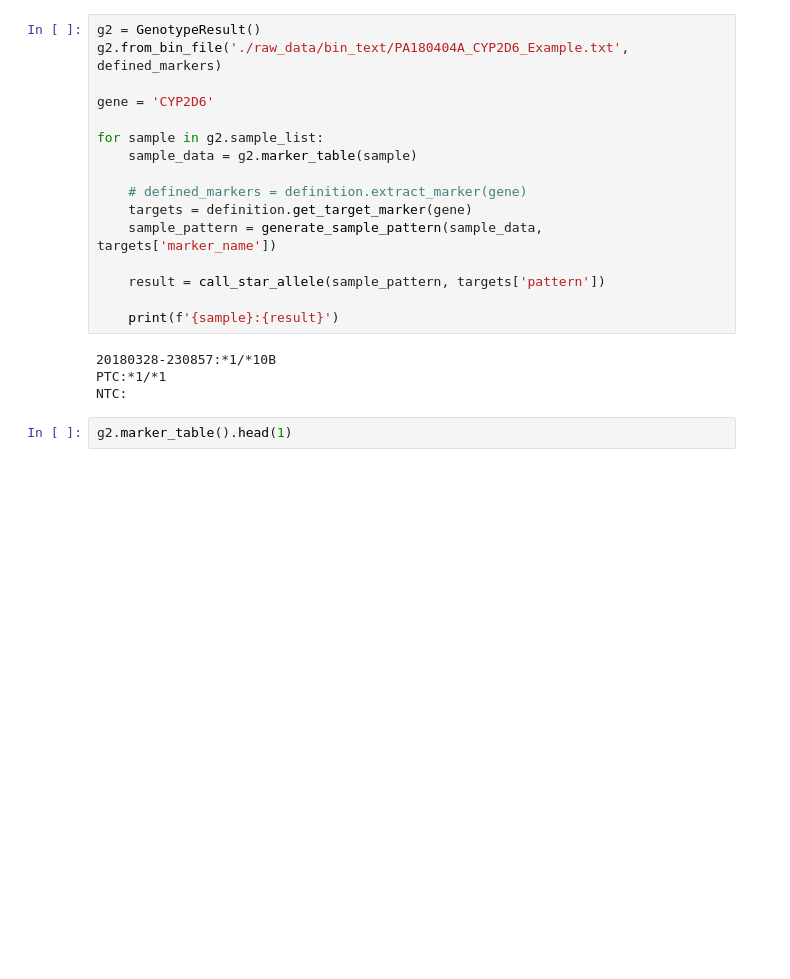
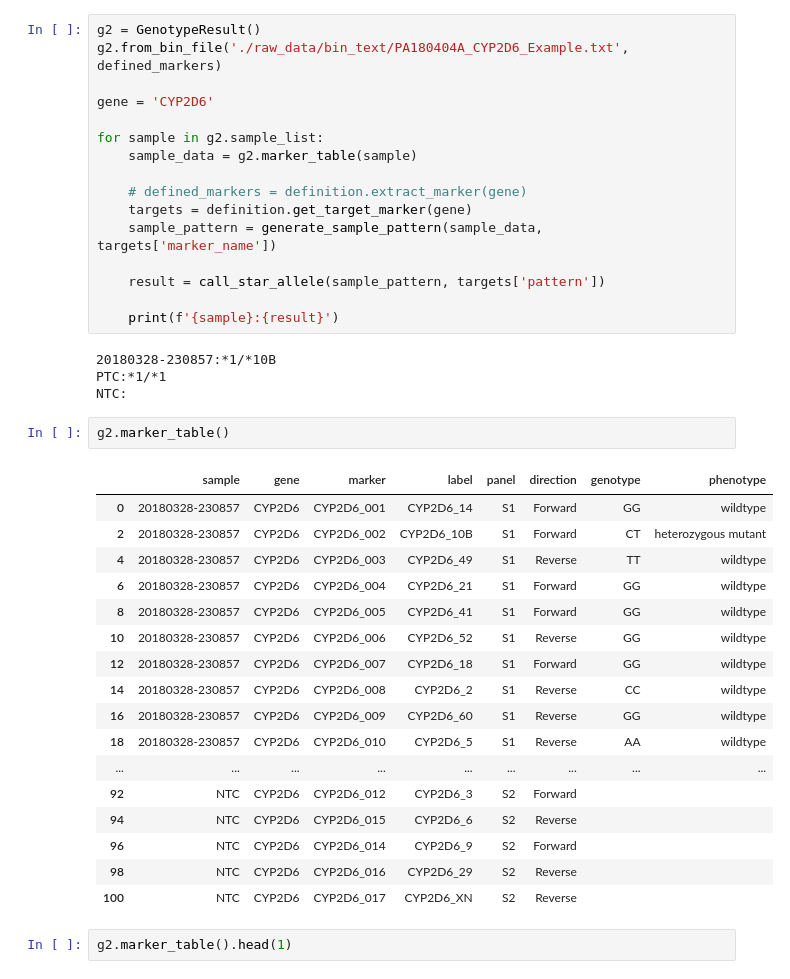
Before and after one commit to lamnvcnsh/snapshot_genotyping, a Jupyter notebook: star_allele_calling.ipynb, the cells around one changed output. Cells and saved outputs as stored; diff of their text form; blank space fills up the shorter version.

Commit message:
update process phenotype form bin text file

```diff
--- a/star_allele_calling.ipynb
+++ b/star_allele_calling.ipynb
@@ -1041,6 +1083,26 @@ for sample in g2.sample_list:
 20180328-230857:*1/*10B
 PTC:*1/*1
 NTC:
+# %%
+g2.marker_table()
+# %% [output]
+|  | sample | gene | marker | label | panel | direction | genotype | phenotype |
+| 0 | 20180328-230857 | CYP2D6 | CYP2D6_001 | CYP2D6_14 | S1 | Forward | GG | wildtype |
+| 2 | 20180328-230857 | CYP2D6 | CYP2D6_002 | CYP2D6_10B | S1 | Forward | CT | heterozygous mutant |
+| 4 | 20180328-230857 | CYP2D6 | CYP2D6_003 | CYP2D6_49 | S1 | Reverse | TT | wildtype |
+| 6 | 20180328-230857 | CYP2D6 | CYP2D6_004 | CYP2D6_21 | S1 | Forward | GG | wildtype |
+| 8 | 20180328-230857 | CYP2D6 | CYP2D6_005 | CYP2D6_41 | S1 | Forward | GG | wildtype |
+| 10 | 20180328-230857 | CYP2D6 | CYP2D6_006 | CYP2D6_52 | S1 | Reverse | GG | wildtype |
+| 12 | 20180328-230857 | CYP2D6 | CYP2D6_007 | CYP2D6_18 | S1 | Forward | GG | wildtype |
+| 14 | 20180328-230857 | CYP2D6 | CYP2D6_008 | CYP2D6_2 | S1 | Reverse | CC | wildtype |
+| 16 | 20180328-230857 | CYP2D6 | CYP2D6_009 | CYP2D6_60 | S1 | Reverse | GG | wildtype |
+| 18 | 20180328-230857 | CYP2D6 | CYP2D6_010 | CYP2D6_5 | S1 | Reverse | AA | wildtype |
+| ... | ... | ... | ... | ... | ... | ... | ... | ... |
+| 92 | NTC | CYP2D6 | CYP2D6_012 | CYP2D6_3 | S2 | Forward |  |  |
+| 94 | NTC | CYP2D6 | CYP2D6_015 | CYP2D6_6 | S2 | Reverse |  |  |
+| 96 | NTC | CYP2D6 | CYP2D6_014 | CYP2D6_9 | S2 | Forward |  |  |
+| 98 | NTC | CYP2D6 | CYP2D6_016 | CYP2D6_29 | S2 | Reverse |  |  |
+| 100 | NTC | CYP2D6 | CYP2D6_017 | CYP2D6_XN | S2 | Reverse |  |  |
 # %%
 g2.marker_table().head(1)
 # %% [output]
```
Also changed, not shown: parts of 2 cells of this notebook.
